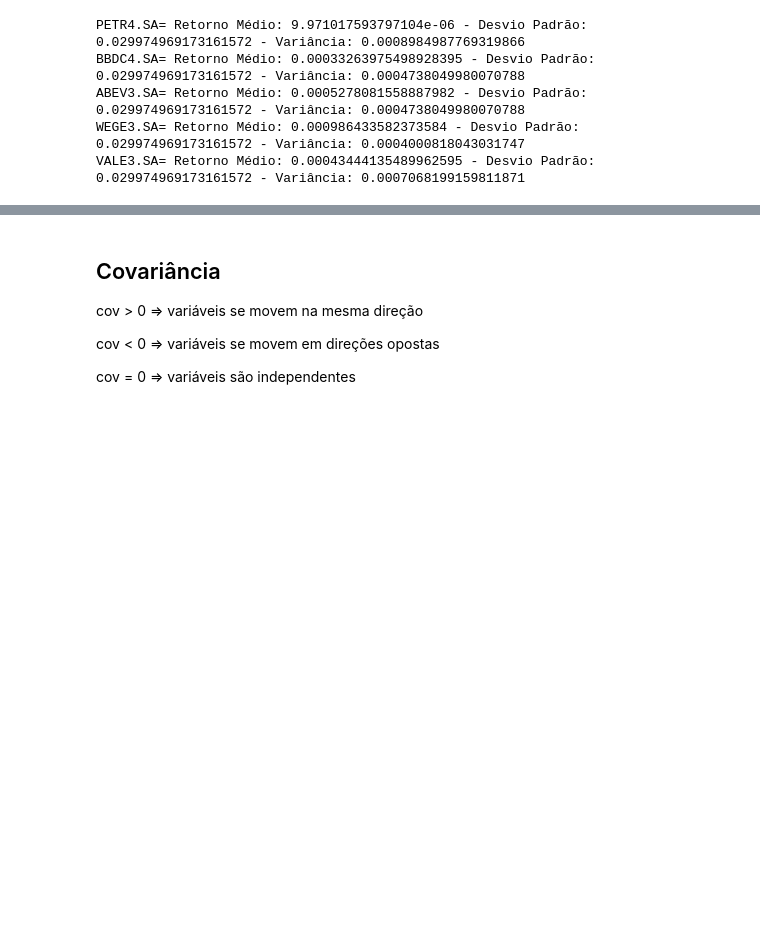
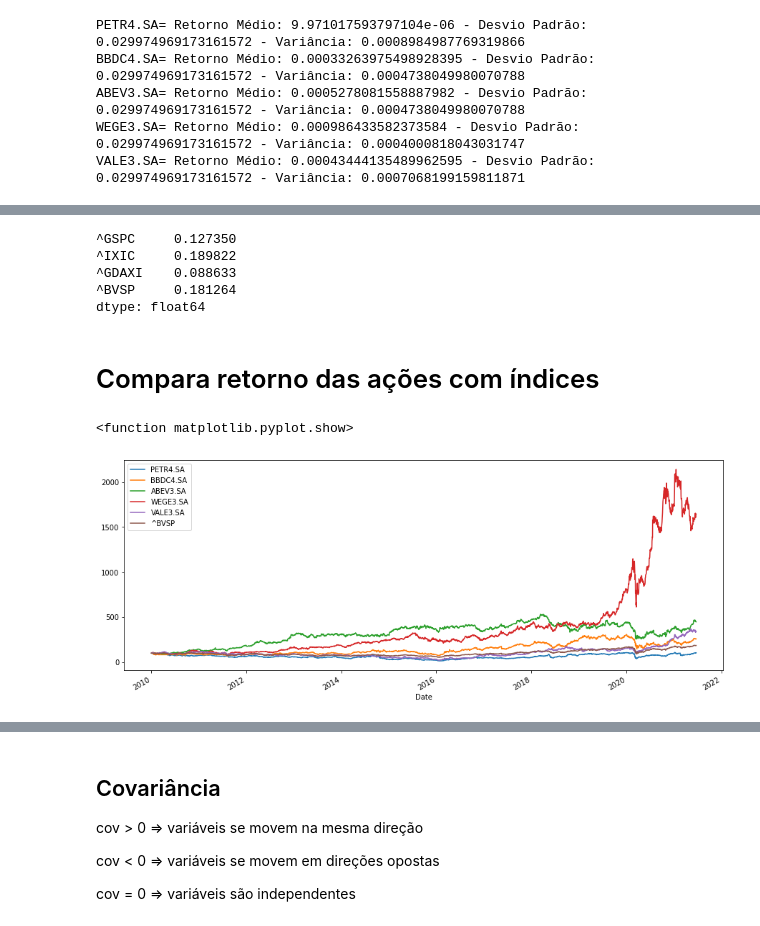
Before and after one commit to TiagoSpiandorello/Analise_de_portfolio_de_acoes, a Jupyter notebook: analise_portfolio.ipynb, the cells around one changed output, grey strips where cells are left out. Drawn from its saved outputs; the diff is of its cells as text; code cells hidden in the pictures; blank space fills up the shorter version.

```diff
--- a/analise_portfolio.ipynb
+++ b/analise_portfolio.ipynb
@@ -181,0 +229,24 @@ VALE3.SA= Retorno Médio: 0.00043444135489962595 - Desvio Padrão: 0.02997496917
+# %%
+# Retorno anual dos índices
+
+retorno_anual_ind = retorno_indices.mean() * 250
+retorno_anual_ind
+# %% [output]
+^GSPC     0.127350
+^IXIC     0.189822
+^GDAXI    0.088633
+^BVSP     0.181264
+dtype: float64
+# %% [markdown]
+# Compara retorno das ações com índices
+# %%
+tickers = ['PETR4.SA','BBDC4.SA','ABEV3.SA','WEGE3.SA','VALE3.SA','^BVSP']
+bolsas = pd.DataFrame()
+for t in tickers:
+    bolsas[t] = wb.DataReader(t, data_source='yahoo',start='2010-1-1')['Adj Close']
+# %%
+(bolsas / bolsas.iloc[0] * 100).plot(figsize=(15,6));
+plt.show
+# %% [output]
+<function matplotlib.pyplot.show>
+[figure, added]
```
Also changed, not shown: parts of 8 cells of this notebook.
